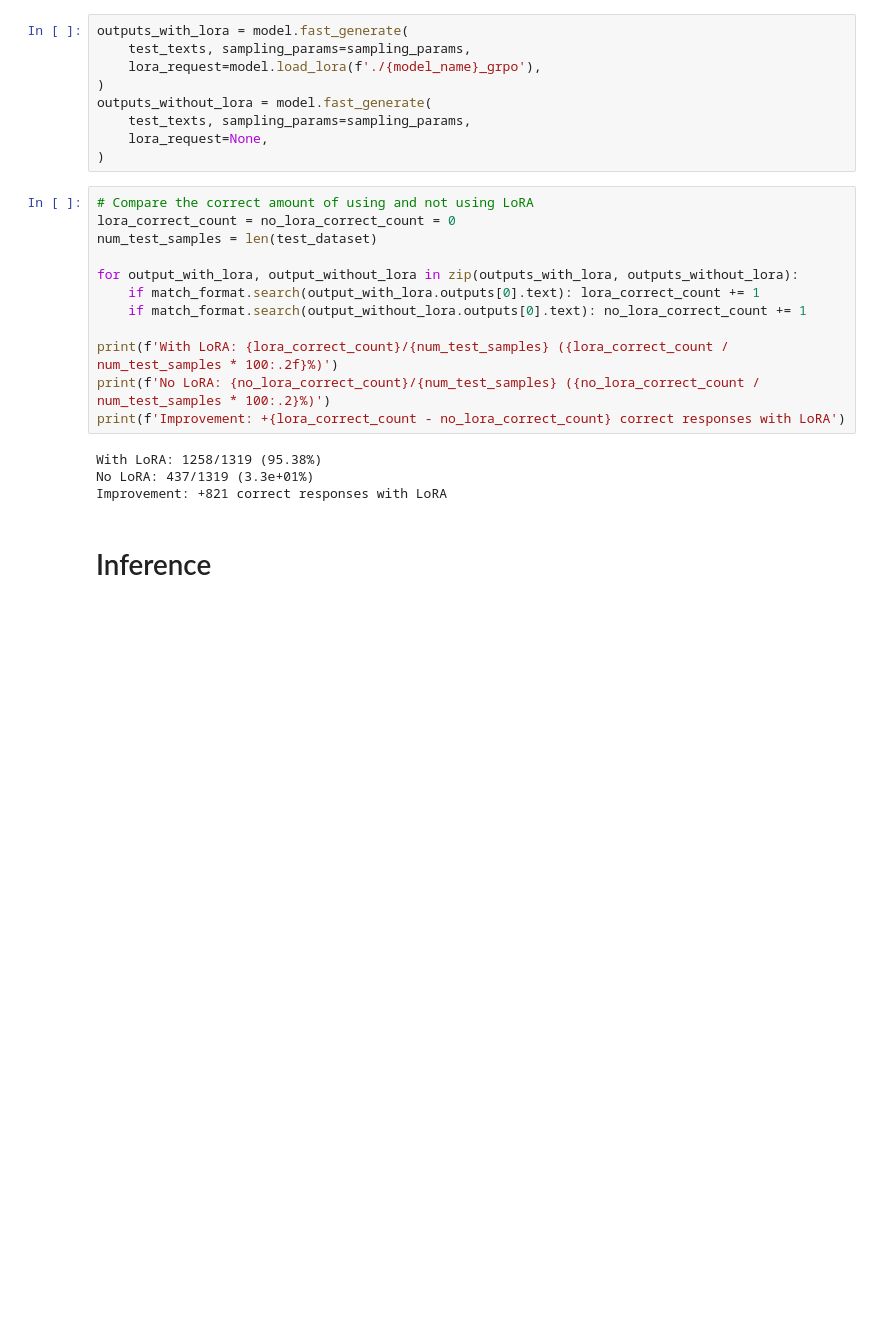
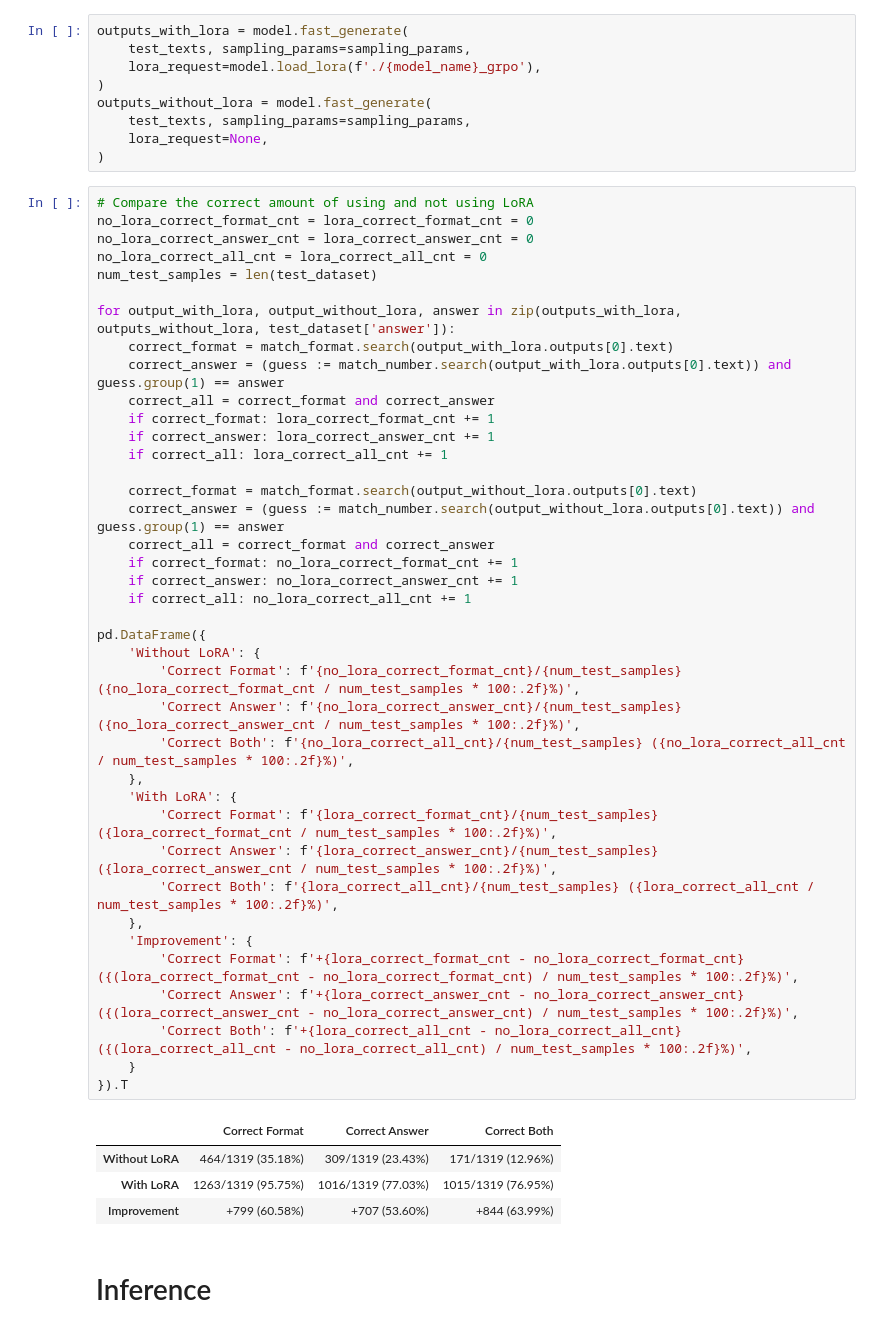
Before and after one commit to 18520339/multi-reward-math-reasoning, a Jupyter notebook: Qwen.ipynb, the cells around one changed output. Cells and saved outputs as stored; diff of their text form; blank space fills up the shorter version.

```diff
--- a/Qwen.ipynb
+++ b/Qwen.ipynb
@@ -839,22 +813,50 @@ outputs_without_lora = model.fast_generate(
     test_texts, sampling_params=sampling_params,
     lora_request=None,
 )
-# %%
-# Compare the correct amount of using and not using LoRA
-lora_correct_count = no_lora_correct_count = 0
-num_test_samples = len(test_dataset)
-
-for output_with_lora, output_without_lora in zip(outputs_with_lora, outputs_without_lora):
-    if match_format.search(output_with_lora.outputs[0].text): lora_correct_count += 1
-    if match_format.search(output_without_lora.outputs[0].text): no_lora_correct_count += 1
-
-print(f'With LoRA: {lora_correct_count}/{num_test_samples} ({lora_correct_count / num_test_samples * 100:.2f}%)')
-print(f'No LoRA: {no_lora_correct_count}/{num_test_samples} ({no_lora_correct_count / num_test_samples * 100:.2}%)')
-print(f'Improvement: +{lora_correct_count - no_lora_correct_count} correct responses with LoRA')
-# %% [output]
-With LoRA: 1258/1319 (95.38%)
-No LoRA: 437/1319 (3.3e+01%)
-Improvement: +821 correct responses with LoRA
+# %%
+# Compare the correct amount of using and not using LoRA
+no_lora_correct_format_cnt = lora_correct_format_cnt = 0
+no_lora_correct_answer_cnt = lora_correct_answer_cnt = 0
+no_lora_correct_all_cnt = lora_correct_all_cnt = 0
+num_test_samples = len(test_dataset)
+
+for output_with_lora, output_without_lora, answer in zip(outputs_with_lora, outputs_without_lora, test_dataset['answer']):
+    correct_format = match_format.search(output_with_lora.outputs[0].text)
+    correct_answer = (guess := match_number.search(output_with_lora.outputs[0].text)) and guess.group(1) == answer
+    correct_all = correct_format and correct_answer
+    if correct_format: lora_correct_format_cnt += 1
+    if correct_answer: lora_correct_answer_cnt += 1
+    if correct_all: lora_correct_all_cnt += 1
+
+    correct_format = match_format.search(output_without_lora.outputs[0].text)
+    correct_answer = (guess := match_number.search(output_without_lora.outputs[0].text)) and guess.group(1) == answer
+    correct_all = correct_format and correct_answer
+    if correct_format: no_lora_correct_format_cnt += 1
+    if correct_answer: no_lora_correct_answer_cnt += 1
+    if correct_all: no_lora_correct_all_cnt += 1
+
+pd.DataFrame({
+    'Without LoRA': {
+        'Correct Format': f'{no_lora_correct_format_cnt}/{num_test_samples} ({no_lora_correct_format_cnt / num_test_samples * 100:.2f}%)',
+        'Correct Answer': f'{no_lora_correct_answer_cnt}/{num_test_samples} ({no_lora_correct_answer_cnt / num_test_samples * 100:.2f}%)',
+        'Correct Both': f'{no_lora_correct_all_cnt}/{num_test_samples} ({no_lora_correct_all_cnt / num_test_samples * 100:.2f}%)',
+    },
+    'With LoRA': {
+        'Correct Format': f'{lora_correct_format_cnt}/{num_test_samples} ({lora_correct_format_cnt / num_test_samples * 100:.2f}%)',
+        'Correct Answer': f'{lora_correct_answer_cnt}/{num_test_samples} ({lora_correct_answer_cnt / num_test_samples * 100:.2f}%)',
+        'Correct Both': f'{lora_correct_all_cnt}/{num_test_samples} ({lora_correct_all_cnt / num_test_samples * 100:.2f}%)',
+    },
+    'Improvement': {
+        'Correct Format': f'+{lora_correct_format_cnt - no_lora_correct_format_cnt} ({(lora_correct_format_cnt - no_lora_correct_format_cnt) / num_test_samples * 100:.2f}%)',
+        'Correct Answer': f'+{lora_correct_answer_cnt - no_lora_correct_answer_cnt} ({(lora_correct_answer_cnt - no_lora_correct_answer_cnt) / num_test_samples * 100:.2f}%)',
+        'Correct Both': f'+{lora_correct_all_cnt - no_lora_correct_all_cnt} ({(lora_correct_all_cnt - no_lora_correct_all_cnt) / num_test_samples * 100:.2f}%)',
+    }
+}).T
+# %% [output]
+|  | Correct Format | Correct Answer | Correct Both |
+| Without LoRA | 464/1319 (35.18%) | 309/1319 (23.43%) | 171/1319 (12.96%) |
+| With LoRA | 1263/1319 (95.75%) | 1016/1319 (77.03%) | 1015/1319 (76.95%) |
+| Improvement | +799 (60.58%) | +707 (53.60%) | +844 (63.99%) |
 # %% [markdown]
 # Inference
 # %%
```
Also changed, not shown: parts of 23 cells of this notebook.
